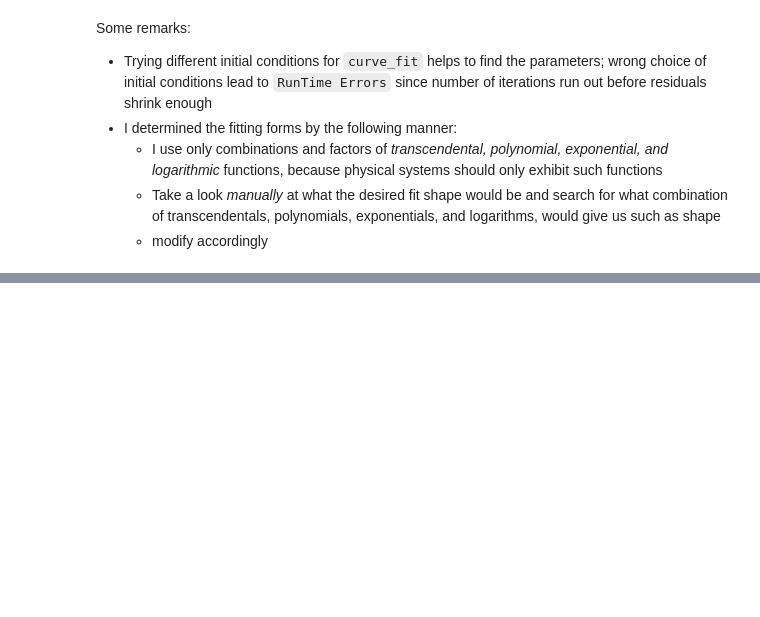
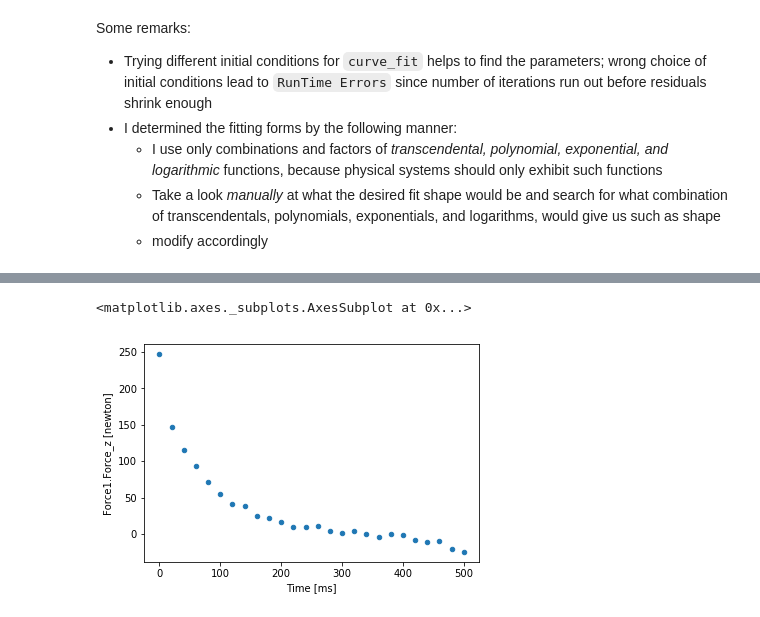
Before and after one commit to ernestyalumni/servetheloop, a Jupyter notebook: CurveFit/CurveFit.ipynb, the cells around one changed output, grey strips where cells are left out. Saved outputs shown, nothing was run; the diff lists cells and outputs as text; code cells hidden in the pictures; blank space fills up the shorter version.

```diff
--- a/CurveFit/CurveFit.ipynb
+++ b/CurveFit/CurveFit.ipynb
@@ -442,0 +533,5 @@ Some remarks:
+# %%
+DF1_A57.plot("Time [ms]", "Force1.Force_z [newton]", kind="scatter", title="Data Table 1")
+# %% [output]
+<matplotlib.axes._subplots.AxesSubplot at 0x...>
+[figure, added]
```
Also changed, not shown: parts of 30 cells of this notebook.
